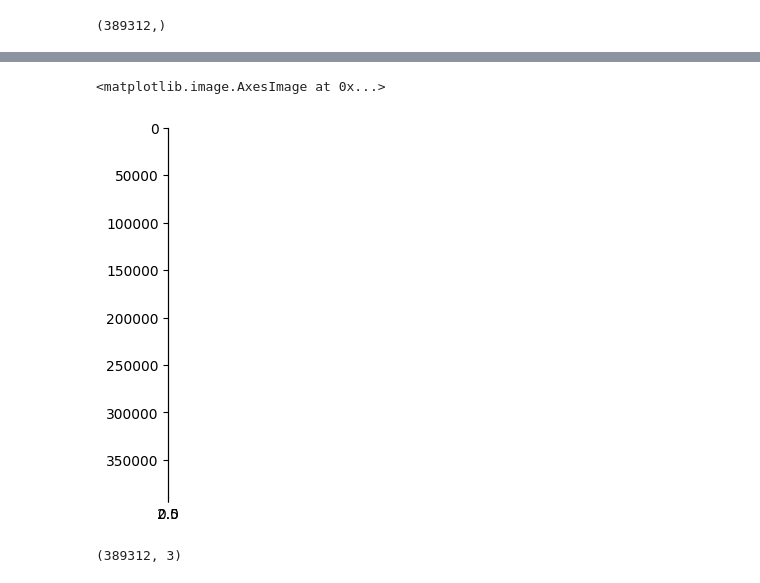
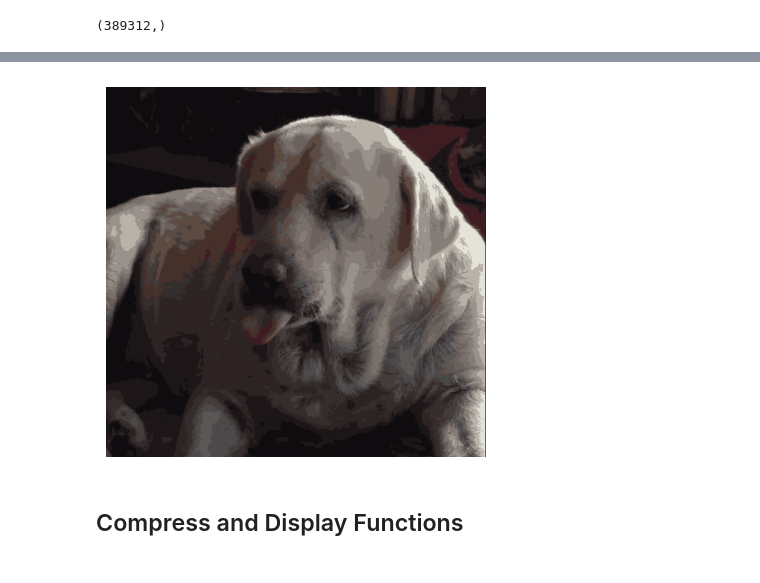
Before and after one commit to not-AVP/ImageCompressionUsingK-Means, a Jupyter notebook: ImageCompression.ipynb, the cells around one changed output, grey strips where cells are left out. Saved outputs shown, nothing was run; the diff lists cells and outputs as text; code cells hidden in the pictures.

Commit message:
Fixed matplotlib image displaying error

```diff
--- a/ImageCompression.ipynb
+++ b/ImageCompression.ipynb
@@ -98,9 +97,8 @@ ValueError: cannot reshape array of size 1167936 into shape (389312,3,3)
 # %%
 plt.imshow(CompressedImg)
+plt.axis(False)
+plt.show()
 # %% [output]
-<matplotlib.image.AxesImage at 0x...>
-[figure, old version]
+[figure, new version]
-# %%
-CompressedImg.shape
-# %% [output]
-(389312, 3)
+# %% [markdown]
+## Compress and Display Functions
```
Also changed, not shown: parts of 4 cells of this notebook.
